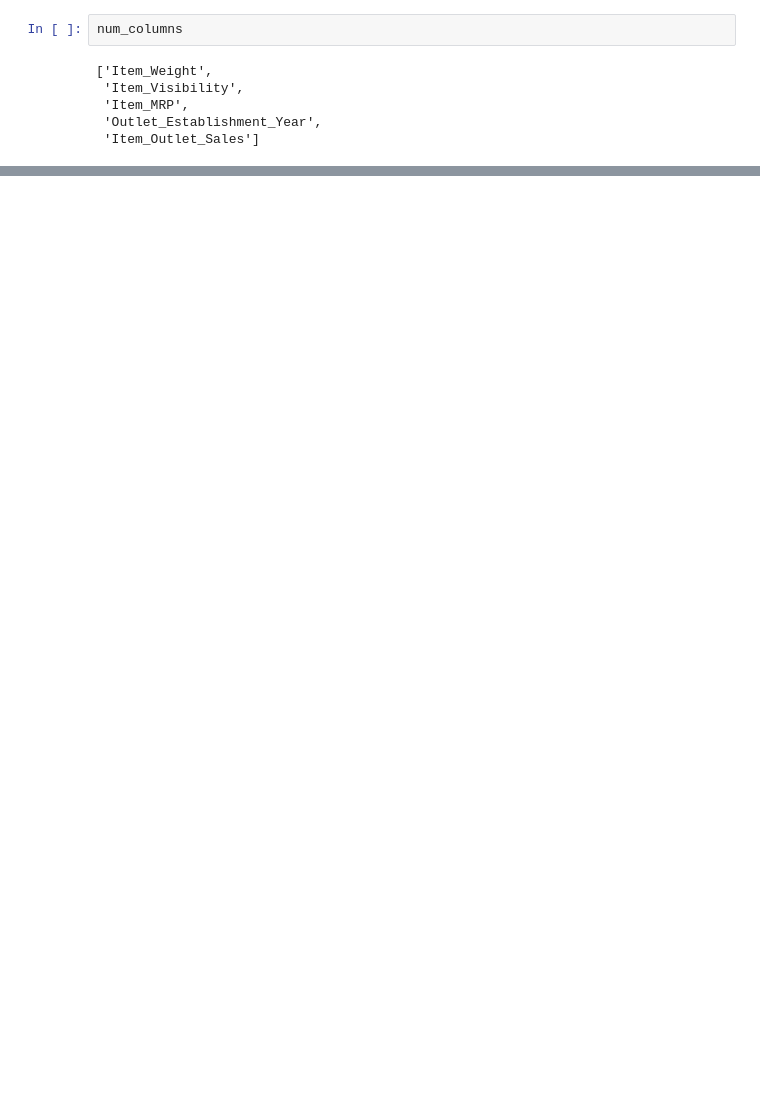
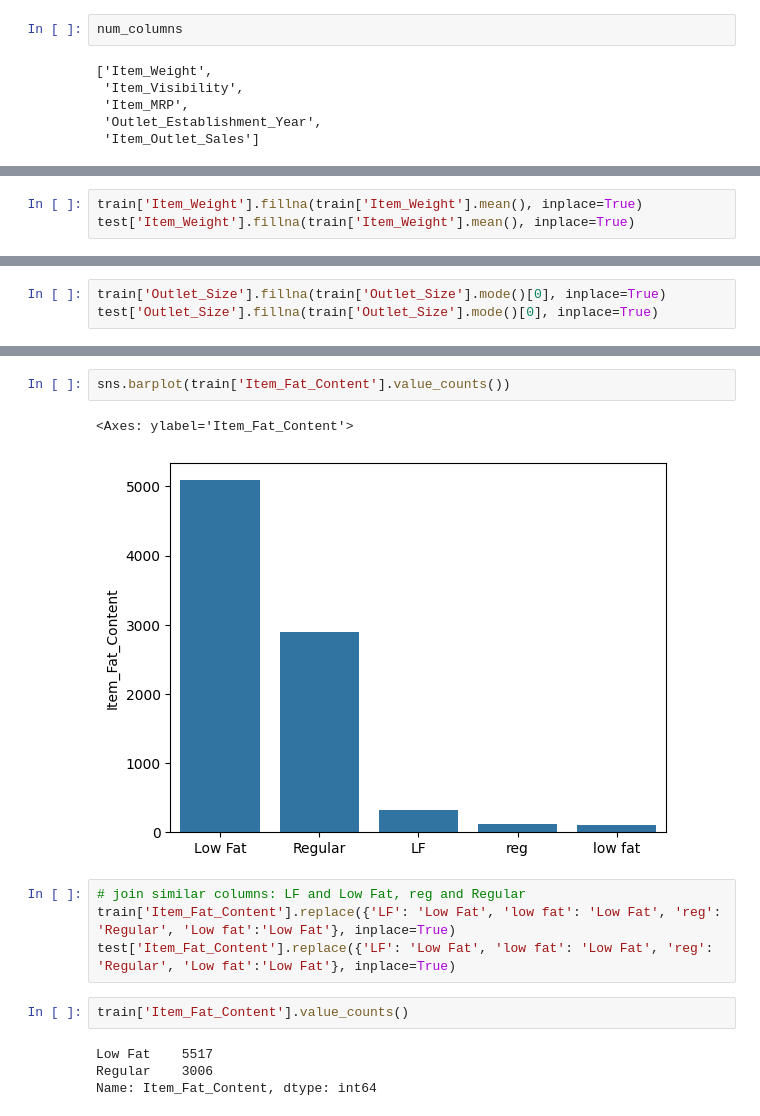
Before and after one commit to digitaico/ml, a Jupyter notebook: retail-sales-predict/prediction.ipynb, the cells around one changed output, grey strips where cells are left out. Saved outputs shown, nothing was run; the diff lists cells and outputs as text; blank space fills up the shorter version.

```diff
--- a/retail-sales-predict/prediction.ipynb
+++ b/retail-sales-predict/prediction.ipynb
@@ -142,0 +142,3 @@ num_columns
+# %%
+train['Item_Weight'].fillna(train['Item_Weight'].mean(), inplace=True)
+test['Item_Weight'].fillna(train['Item_Weight'].mean(), inplace=True)
@@ -142,0 +180,3 @@ num_columns
+# %%
+train['Outlet_Size'].fillna(train['Outlet_Size'].mode()[0], inplace=True)
+test['Outlet_Size'].fillna(train['Outlet_Size'].mode()[0], inplace=True)
@@ -142,0 +246,15 @@ num_columns
+# %%
+sns.barplot(train['Item_Fat_Content'].value_counts())
+# %% [output]
+<Axes: ylabel='Item_Fat_Content'>
+[figure, added]
+# %%
+# join similar columns: LF and Low Fat, reg and Regular
+train['Item_Fat_Content'].replace({'LF': 'Low Fat', 'low fat': 'Low Fat', 'reg': 'Regular', 'Low fat':'Low Fat'}, inplace=True)
+test['Item_Fat_Content'].replace({'LF': 'Low Fat', 'low fat': 'Low Fat', 'reg': 'Regular', 'Low fat':'Low Fat'}, inplace=True)
+# %%
+train['Item_Fat_Content'].value_counts()
+# %% [output]
+Low Fat    5517
+Regular    3006
+Name: Item_Fat_Content, dtype: int64
```
Also changed, not shown: parts of 28 cells of this notebook.
